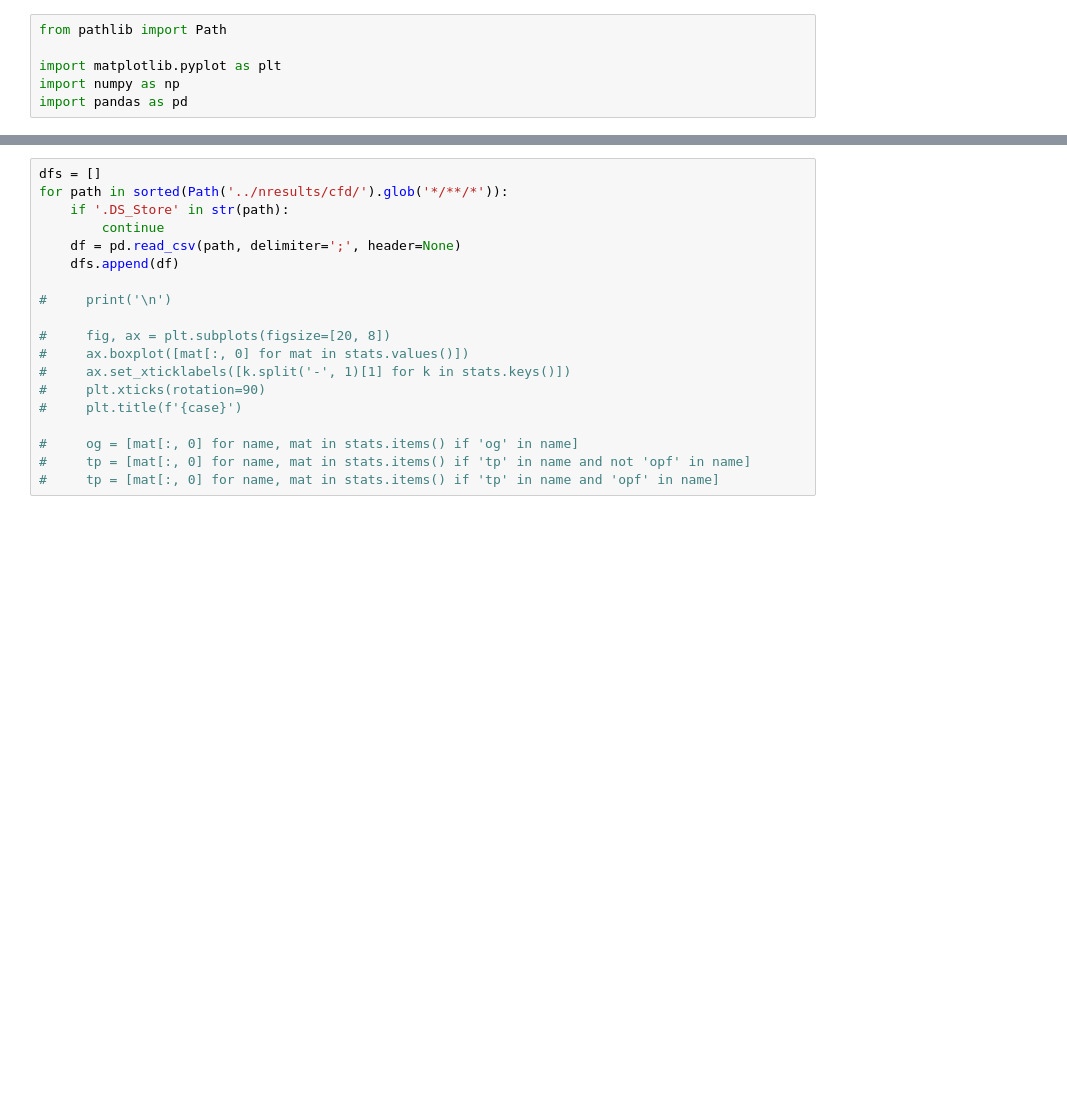
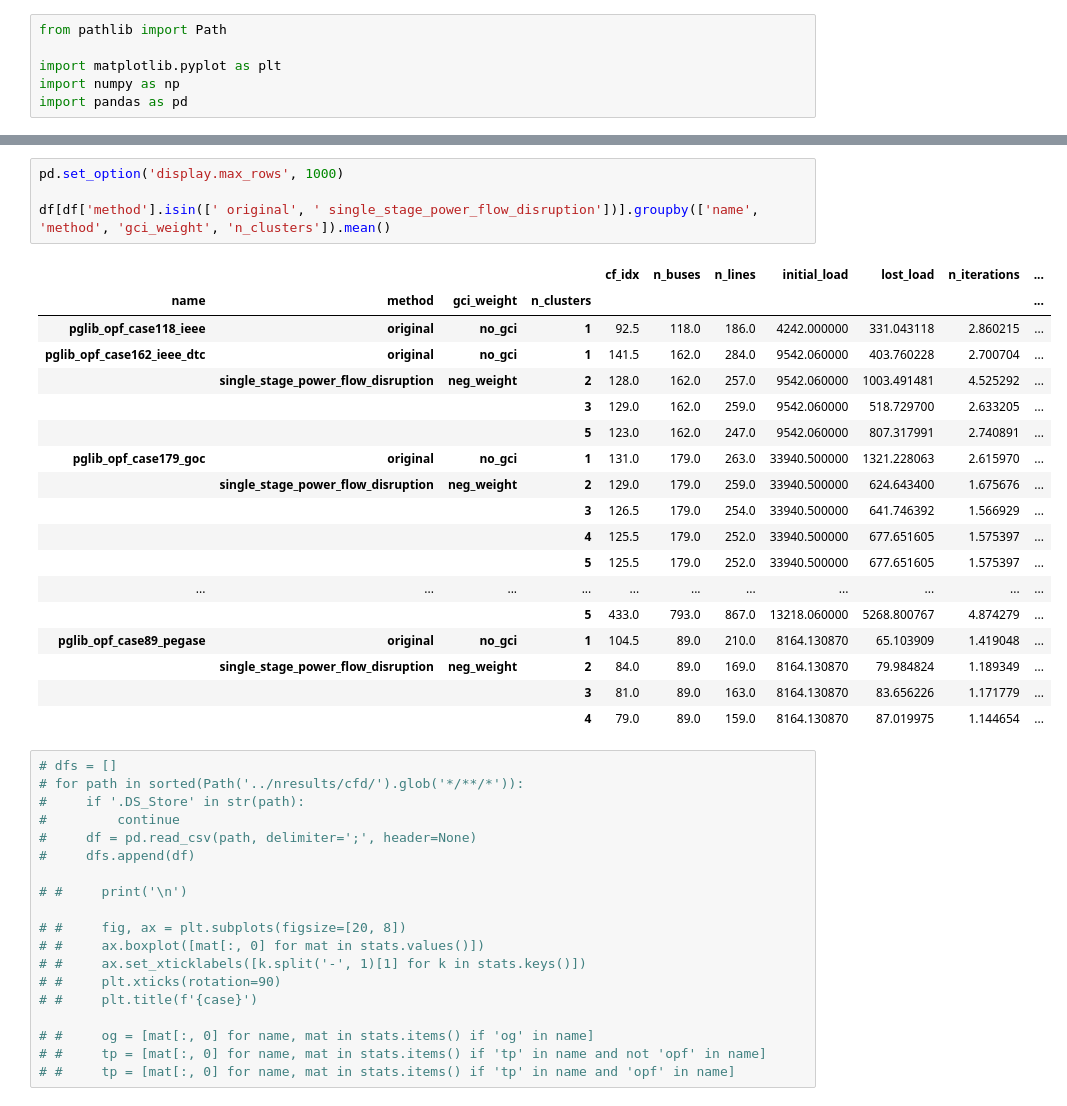
Before and after one commit to leonlan/tree-partitioning, a Jupyter notebook: notebooks/cascading-failures.ipynb, the cells around one changed output, grey strips where cells are left out. Drawn from its saved outputs; the diff is of its cells as text; blank space fills up the shorter version.

```diff
--- a/notebooks/cascading-failures.ipynb
+++ b/notebooks/cascading-failures.ipynb
@@ -40,20 +97,43 @@ df.groupby(['name', 'method', 'gci_weight', 'n_clusters']).mean()
+# %%
+pd.set_option('display.max_rows', 1000)
+
+df[df['method'].isin([' original', ' single_stage_power_flow_disruption'])].groupby(['name', 'method', 'gci_weight', 'n_clusters']).mean()
+# %% [output]
+|  |  |  |  | cf_idx | n_buses | n_lines | initial_load | lost_load | n_iterations | ... |
+| name | method | gci_weight | n_clusters |  |  |  |  |  |  | ... |
+| pglib_opf_case118_ieee | original | no_gci | 1 | 92.5 | 118.0 | 186.0 | 4242.000000 | 331.043118 | 2.860215 | ... |
+| pglib_opf_case162_ieee_dtc | original | no_gci | 1 | 141.5 | 162.0 | 284.0 | 9542.060000 | 403.760228 | 2.700704 | ... |
+|  | single_stage_power_flow_disruption | neg_weight | 2 | 128.0 | 162.0 | 257.0 | 9542.060000 | 1003.491481 | 4.525292 | ... |
+|  |  |  | 3 | 129.0 | 162.0 | 259.0 | 9542.060000 | 518.729700 | 2.633205 | ... |
+|  |  |  | 5 | 123.0 | 162.0 | 247.0 | 9542.060000 | 807.317991 | 2.740891 | ... |
+| pglib_opf_case179_goc | original | no_gci | 1 | 131.0 | 179.0 | 263.0 | 33940.500000 | 1321.228063 | 2.615970 | ... |
+|  | single_stage_power_flow_disruption | neg_weight | 2 | 129.0 | 179.0 | 259.0 | 33940.500000 | 624.643400 | 1.675676 | ... |
+|  |  |  | 3 | 126.5 | 179.0 | 254.0 | 33940.500000 | 641.746392 | 1.566929 | ... |
+|  |  |  | 4 | 125.5 | 179.0 | 252.0 | 33940.500000 | 677.651605 | 1.575397 | ... |
+|  |  |  | 5 | 125.5 | 179.0 | 252.0 | 33940.500000 | 677.651605 | 1.575397 | ... |
+| ... | ... | ... | ... | ... | ... | ... | ... | ... | ... | ... |
+|  |  |  | 5 | 433.0 | 793.0 | 867.0 | 13218.060000 | 5268.800767 | 4.874279 | ... |
+| pglib_opf_case89_pegase | original | no_gci | 1 | 104.5 | 89.0 | 210.0 | 8164.130870 | 65.103909 | 1.419048 | ... |
+|  | single_stage_power_flow_disruption | neg_weight | 2 | 84.0 | 89.0 | 169.0 | 8164.130870 | 79.984824 | 1.189349 | ... |
+|  |  |  | 3 | 81.0 | 89.0 | 163.0 | 8164.130870 | 83.656226 | 1.171779 | ... |
+|  |  |  | 4 | 79.0 | 89.0 | 159.0 | 8164.130870 | 87.019975 | 1.144654 | ... |
 # %%
-dfs = []
-for path in sorted(Path('../nresults/cfd/').glob('*/**/*')):
-    if '.DS_Store' in str(path):
-        continue
-    df = pd.read_csv(path, delimiter=';', header=None)
-    dfs.append(df)
+# dfs = []
+# for path in sorted(Path('../nresults/cfd/').glob('*/**/*')):
+#     if '.DS_Store' in str(path):
+#         continue
+#     df = pd.read_csv(path, delimiter=';', header=None)
+#     dfs.append(df)
 
-#     print('\n')
+# #     print('\n')
 
-#     fig, ax = plt.subplots(figsize=[20, 8])
-#     ax.boxplot([mat[:, 0] for mat in stats.values()])
-#     ax.set_xticklabels([k.split('-', 1)[1] for k in stats.keys()])
-#     plt.xticks(rotation=90)
-#     plt.title(f'{case}')
+# #     fig, ax = plt.subplots(figsize=[20, 8])
+# #     ax.boxplot([mat[:, 0] for mat in stats.values()])
+# #     ax.set_xticklabels([k.split('-', 1)[1] for k in stats.keys()])
+# #     plt.xticks(rotation=90)
+# #     plt.title(f'{case}')
 
-#     og = [mat[:, 0] for name, mat in stats.items() if 'og' in name]
-#     tp = [mat[:, 0] for name, mat in stats.items() if 'tp' in name and not 'opf' in name]
-#     tp = [mat[:, 0] for name, mat in stats.items() if 'tp' in name and 'opf' in name]
+# #     og = [mat[:, 0] for name, mat in stats.items() if 'og' in name]
+# #     tp = [mat[:, 0] for name, mat in stats.items() if 'tp' in name and not 'opf' in name]
+# #     tp = [mat[:, 0] for name, mat in stats.items() if 'tp' in name and 'opf' in name]
 # %%
```
Also changed, not shown: parts of 14 cells of this notebook, 4 other files.
